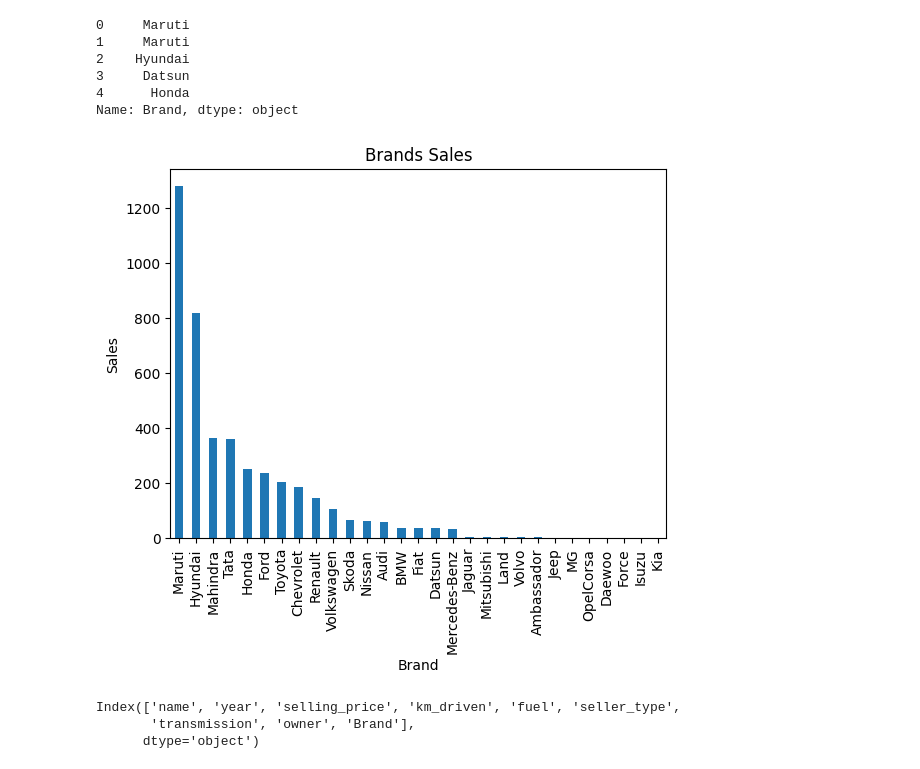
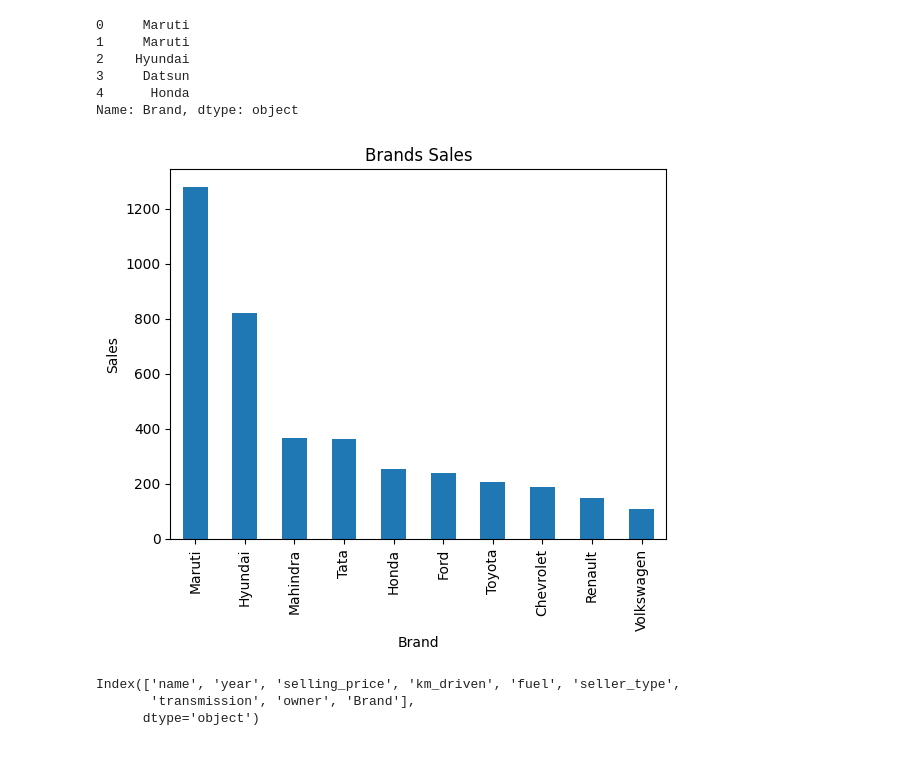
Before and after one commit to Tuwaiq-DS-ML-bootcamp-V-7/Project-1, a Jupyter notebook: Project-1-Tuwaiq/project-1.ipynb, the cells around one changed output. Cells and saved outputs as stored; diff of their text form; code cells hidden in the pictures.

```diff
--- a/Project-1-Tuwaiq/project-1.ipynb
+++ b/Project-1-Tuwaiq/project-1.ipynb
@@ -123,13 +123,13 @@ df['Brand'].head()
 Name: Brand, dtype: object
 # %%
 # Plot the value counts of the 'brand' column
-df.Brand.value_counts(normalize=False).plot(kind="bar")
+df.Brand.value_counts(normalize=False).head(10).plot(kind="bar")
 plt.xlabel("Brand")
 plt.ylabel("Sales")
 plt.title("Brands Sales")
 plt.show()
 # %% [output]
-[figure, old version]
+[figure, new version]
 # %%
 df.columns
 # %% [output]
```
Also changed, not shown: parts of 6 cells of this notebook.
